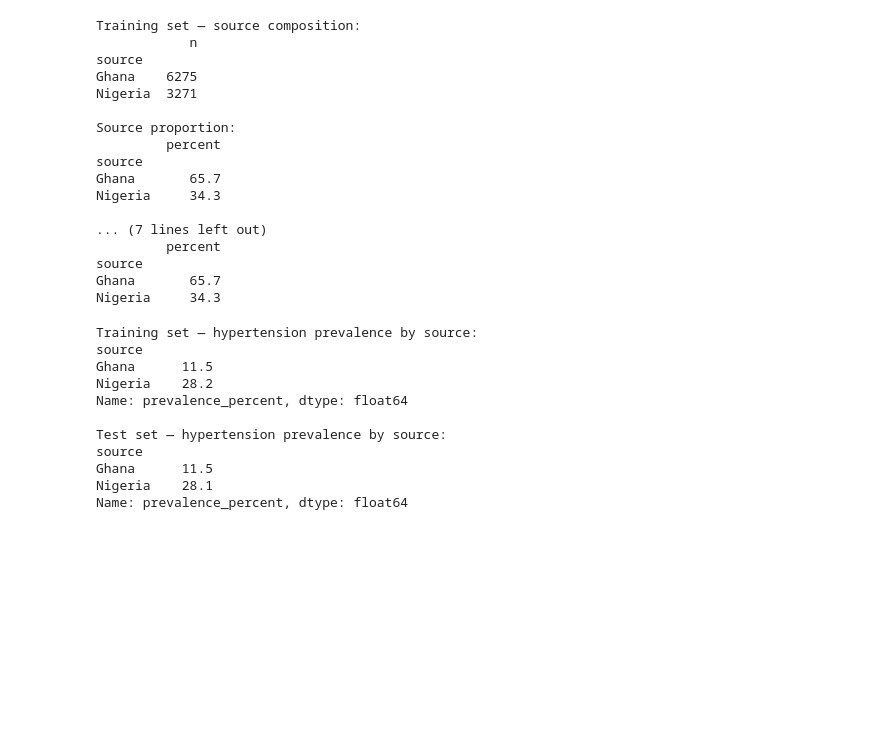
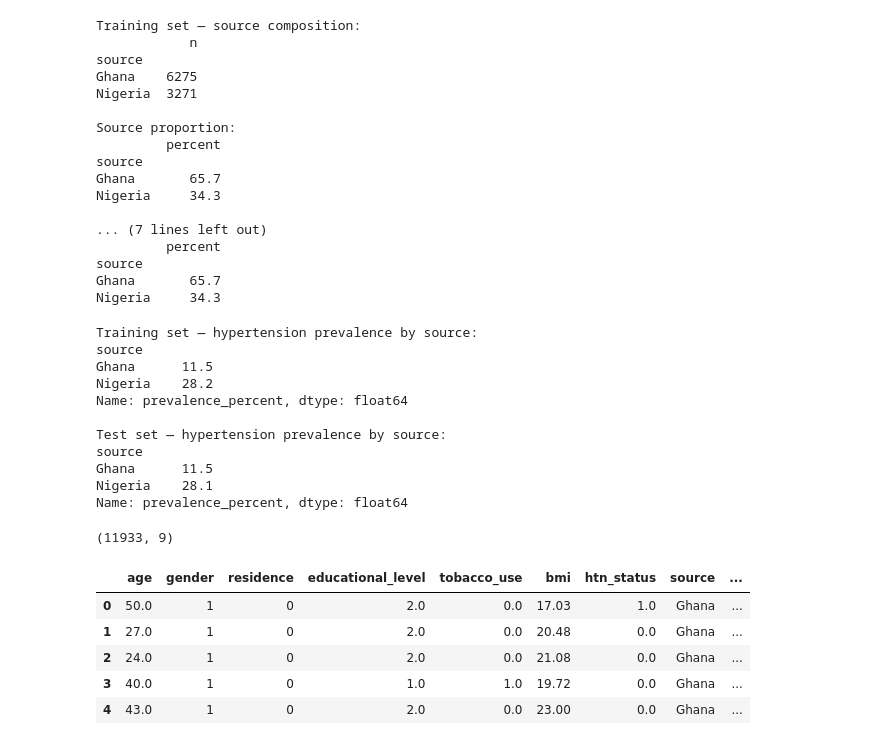
Before and after one commit to Phawazz/HyperSense, a Jupyter notebook: HyperSense v1.2/02_regional_adaptatbility.ipynb, the cells around one changed output. Cells and saved outputs as stored; diff of their text form; code cells hidden in the pictures; blank space fills up the shorter version.

```diff
--- a/HyperSense v1.2/02_regional_adaptatbility.ipynb
+++ b/HyperSense v1.2/02_regional_adaptatbility.ipynb
@@ -248,0 +277,15 @@ Name: htn_status, dtype: float64
+# %%
+# Retain only the locked features, outcome, and source indicator from 'pooled'
+
+model_columns = model_features + [outcome, "source"]
+
+pooled_model = pooled[model_columns].copy()
+
+print("Modeling dataset columns:")
+print(pooled_model.columns.tolist())
+
+print(f"\nModeling dataset shape: {pooled_model.shape}")
+
+print("\nExcluded columns:")
+excluded_columns = [column for column in pooled.columns if column not in model_columns]
+print(excluded_columns)
@@ -352,3 +403,15 @@ source
 Ghana      11.5
 Nigeria    28.1
 Name: prevalence_percent, dtype: float64
+# %%
+# Check pooled data again
+print(pooled_model.shape)
+pooled_model.head()
+# %% [output]
+(11933, 9)
+|  | age | gender | residence | educational_level | tobacco_use | bmi | htn_status | source | ... |
+| 0 | 50.0 | 1 | 0 | 2.0 | 0.0 | 17.03 | 1.0 | Ghana | ... |
+| 1 | 27.0 | 1 | 0 | 2.0 | 0.0 | 20.48 | 0.0 | Ghana | ... |
+| 2 | 24.0 | 1 | 0 | 2.0 | 0.0 | 21.08 | 0.0 | Ghana | ... |
+| 3 | 40.0 | 1 | 0 | 1.0 | 1.0 | 19.72 | 0.0 | Ghana | ... |
+| 4 | 43.0 | 1 | 0 | 2.0 | 0.0 | 23.00 | 0.0 | Ghana | ... |
```
Also changed, not shown: parts of 15 cells of this notebook.
